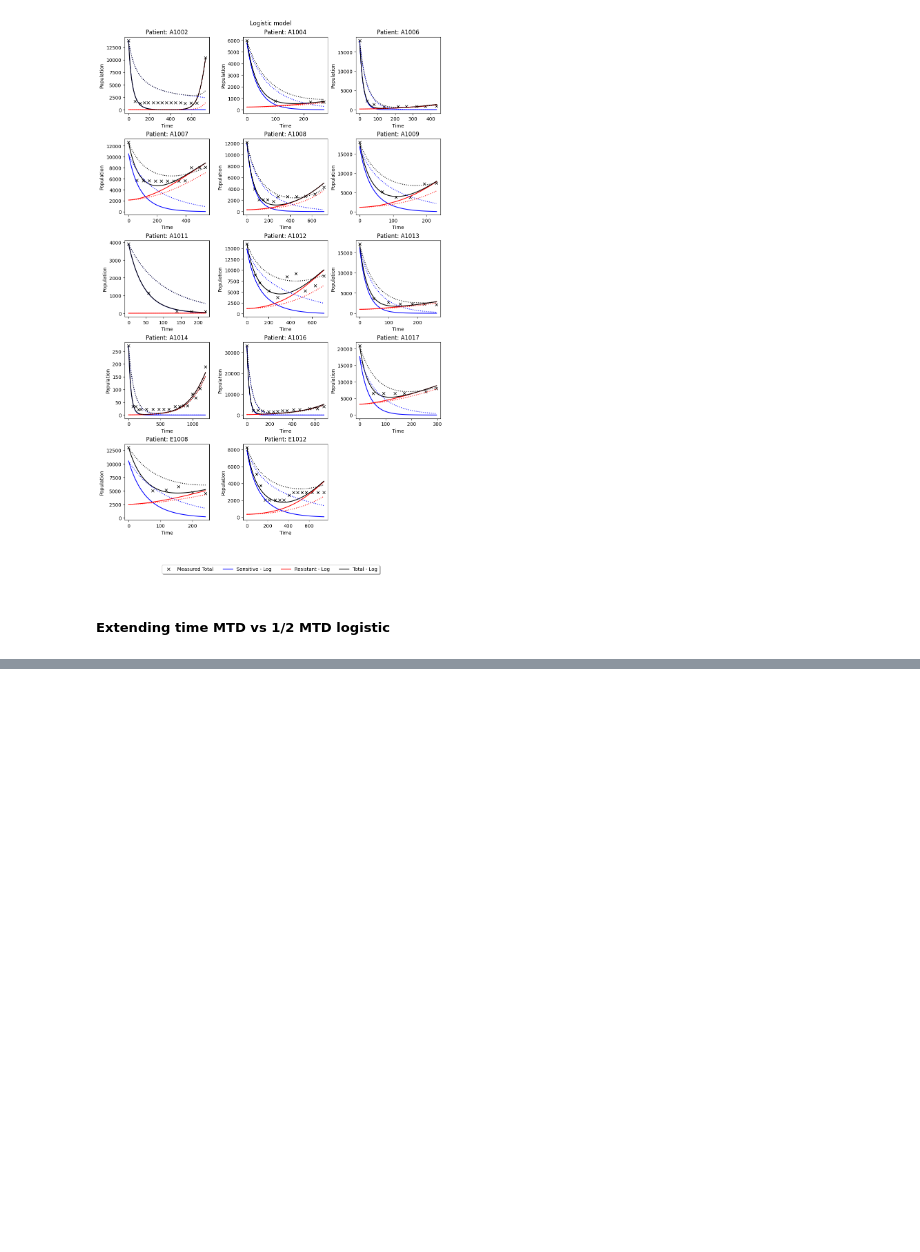
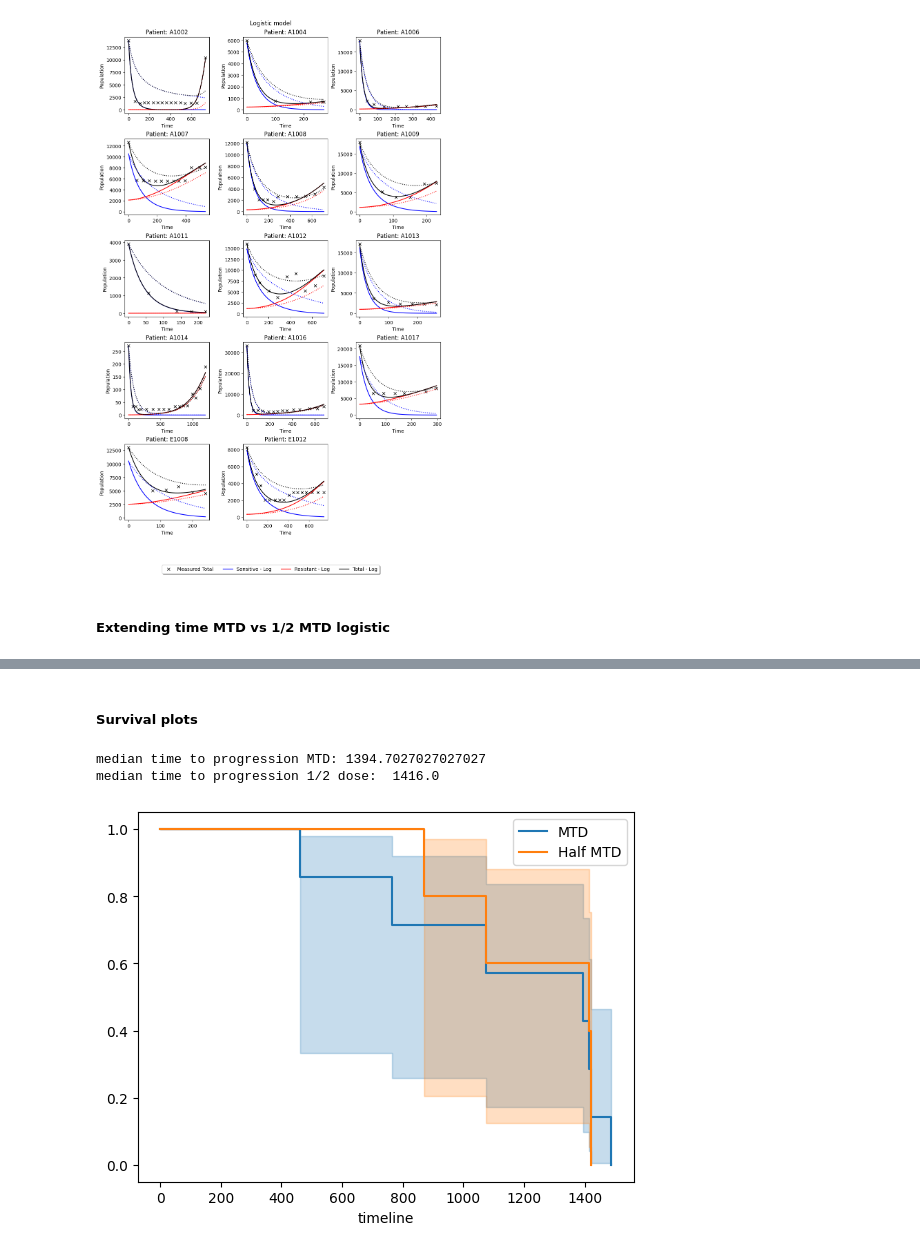
Before and after one commit to hkailas/Erlotinib, a Jupyter notebook: Erlotinib_predictions.ipynb, the cells around one changed output, grey strips where cells are left out. Drawn from its saved outputs; the diff is of its cells as text; code cells hidden in the pictures; blank space fills up the shorter version.

```diff
--- a/Erlotinib_predictions.ipynb
+++ b/Erlotinib_predictions.ipynb
@@ -423,0 +437,20 @@ df_all_progressions
+# %% [markdown]
+##### Survival plots
+# %%
+### survival plots for progression at 1.1*first data point
+Event1 = df_all_progressions["progression_event"]
+Event2 = df_all_progressions["progression_event_half"]
+kmf = KaplanMeierFitter()
+
+# plot for MTD progression
+kmf.fit(df_all_progressions["progression"],Event1, label='MTD')
+ax = kmf.plot_survival_function()
+print("median time to progression MTD:", kmf.median_survival_time_)
+# plot for 1/2 MTD progression
+kmf.fit(df_all_progressions["progression half MTD"], Event2, label='Half MTD')
+ax = kmf.plot_survival_function(ax=ax)
+print("median time to progression 1/2 dose: ",kmf.median_survival_time_)
+# %% [output]
+median time to progression MTD: 1394.7027027027027
+median time to progression 1/2 dose:  1416.0
+[figure, added]
```
Also changed, not shown: parts of 6 cells of this notebook.
